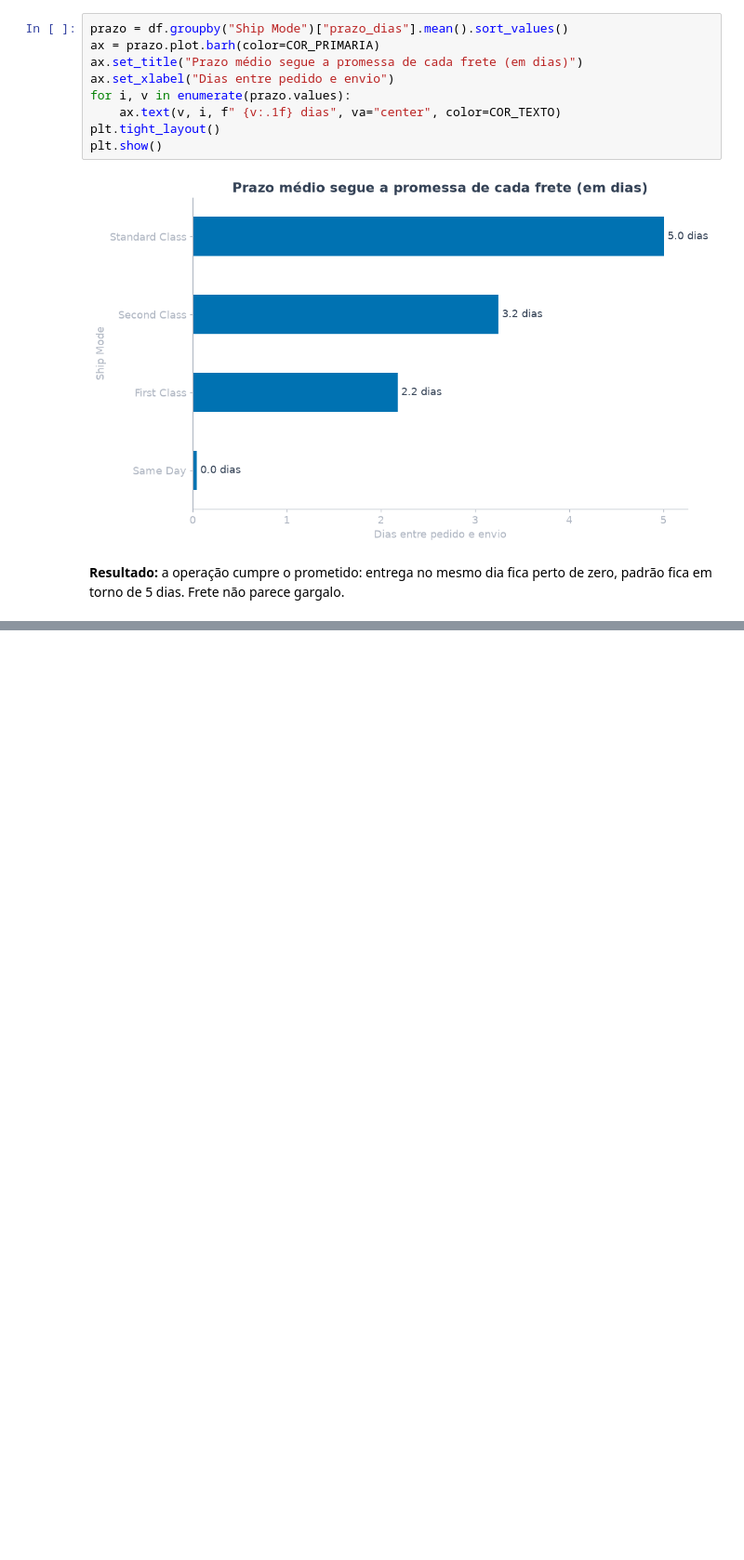
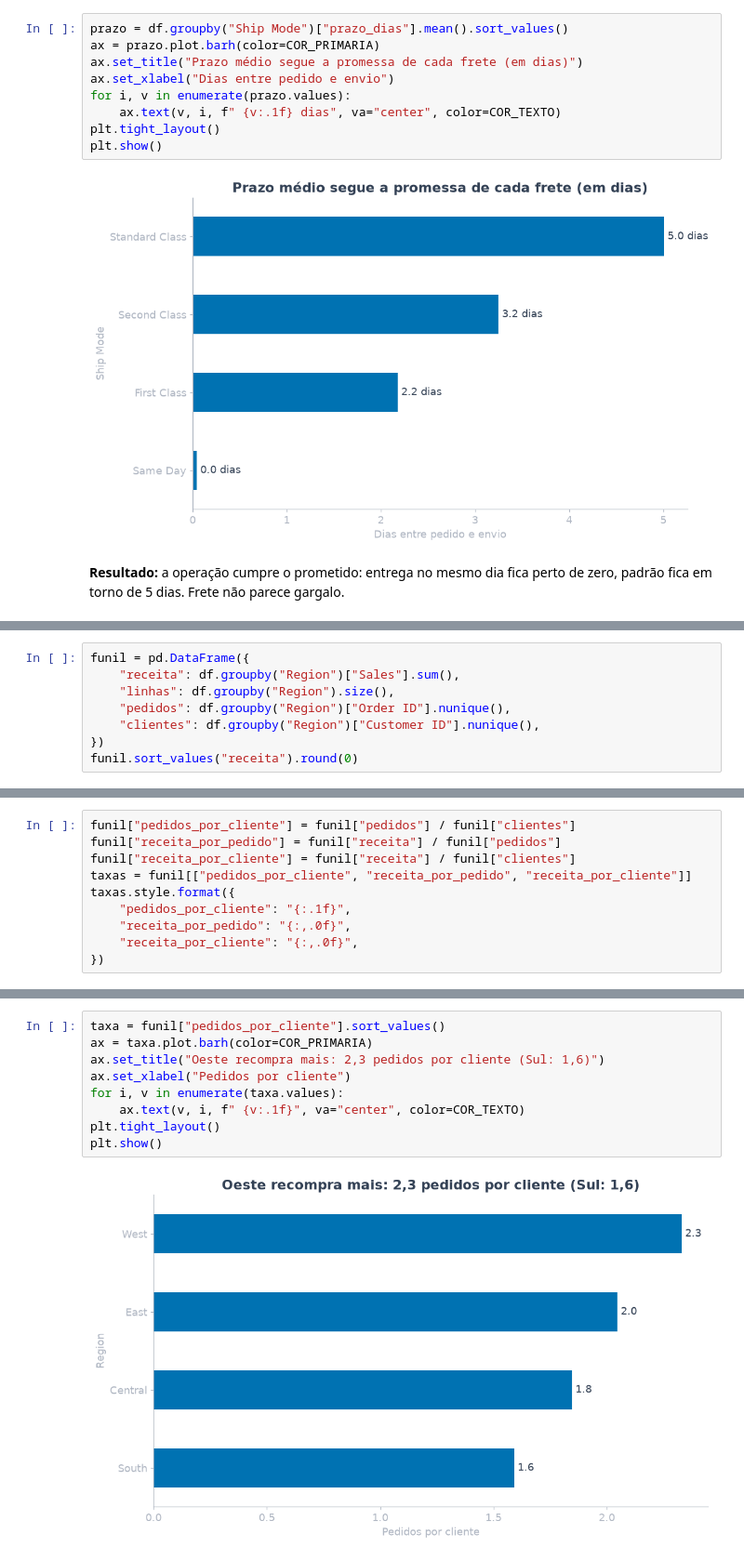
Before and after one commit to lDanill01/BI-Projects, a Jupyter notebook: notebooks/visao-geral-vendas/analise.ipynb, the cells around one changed output, grey strips where cells are left out. Shown at 93% size. Saved outputs shown, nothing was run; the diff lists cells and outputs as text; blank space fills up the shorter version.

```diff
--- a/notebooks/visao-geral-vendas/analise.ipynb
+++ b/notebooks/visao-geral-vendas/analise.ipynb
@@ -292,0 +296,8 @@ plt.show()
+# %%
+funil = pd.DataFrame({
+    "receita": df.groupby("Region")["Sales"].sum(),
+    "linhas": df.groupby("Region").size(),
+    "pedidos": df.groupby("Region")["Order ID"].nunique(),
+    "clientes": df.groupby("Region")["Customer ID"].nunique(),
+})
+funil.sort_values("receita").round(0)
@@ -292,0 +316,10 @@ plt.show()
+# %%
+funil["pedidos_por_cliente"] = funil["pedidos"] / funil["clientes"]
+funil["receita_por_pedido"] = funil["receita"] / funil["pedidos"]
+funil["receita_por_cliente"] = funil["receita"] / funil["clientes"]
+taxas = funil[["pedidos_por_cliente", "receita_por_pedido", "receita_por_cliente"]]
+taxas.style.format({
+    "pedidos_por_cliente": "{:.1f}",
+    "receita_por_pedido": "{:,.0f}",
+    "receita_por_cliente": "{:,.0f}",
+})
@@ -292,0 +333,11 @@ plt.show()
+# %%
+taxa = funil["pedidos_por_cliente"].sort_values()
+ax = taxa.plot.barh(color=COR_PRIMARIA)
+ax.set_title("Oeste recompra mais: 2,3 pedidos por cliente (Sul: 1,6)")
+ax.set_xlabel("Pedidos por cliente")
+for i, v in enumerate(taxa.values):
+    ax.text(v, i, f" {v:.1f}", va="center", color=COR_TEXTO)
+plt.tight_layout()
+plt.show()
+# %% [output]
+[figure, added]
```
Also changed, not shown: parts of 16 cells of this notebook.
